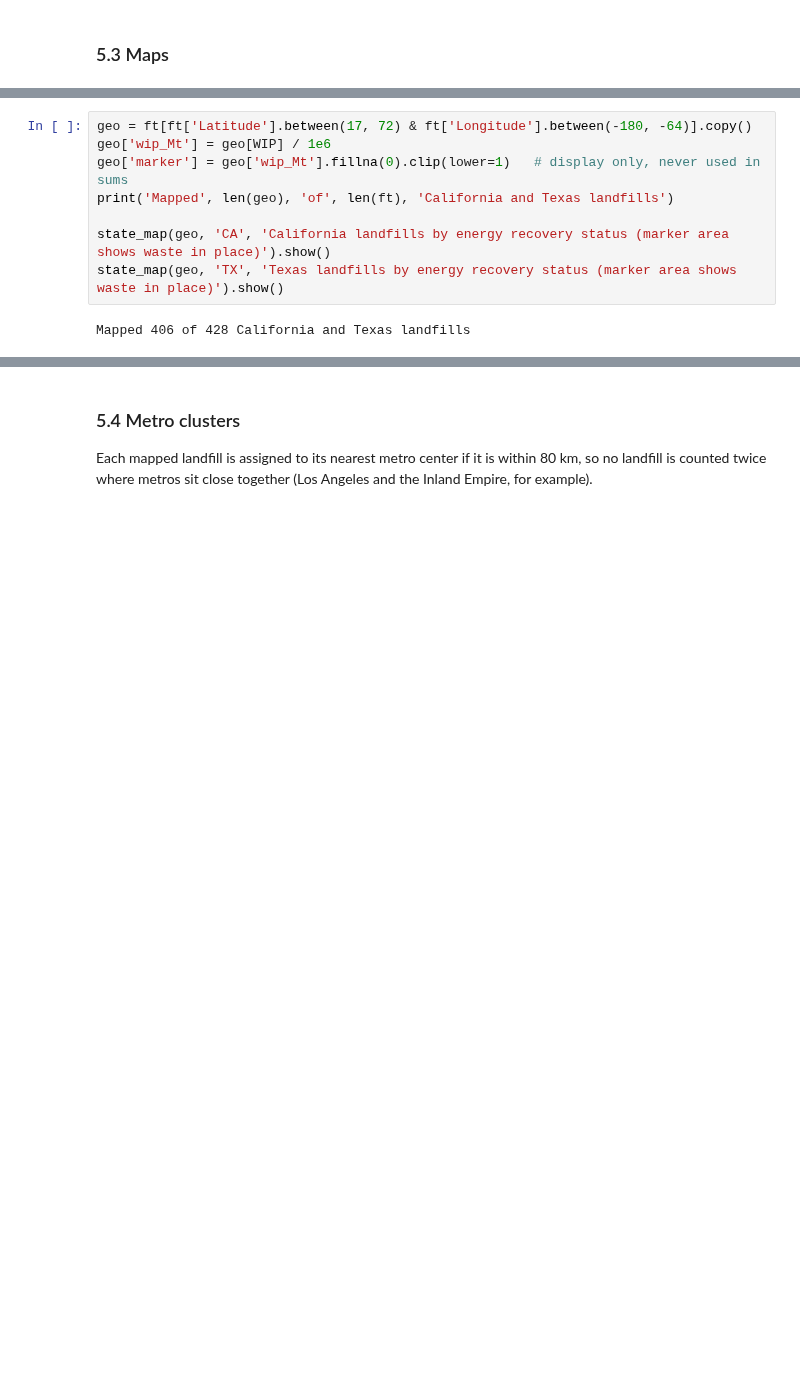
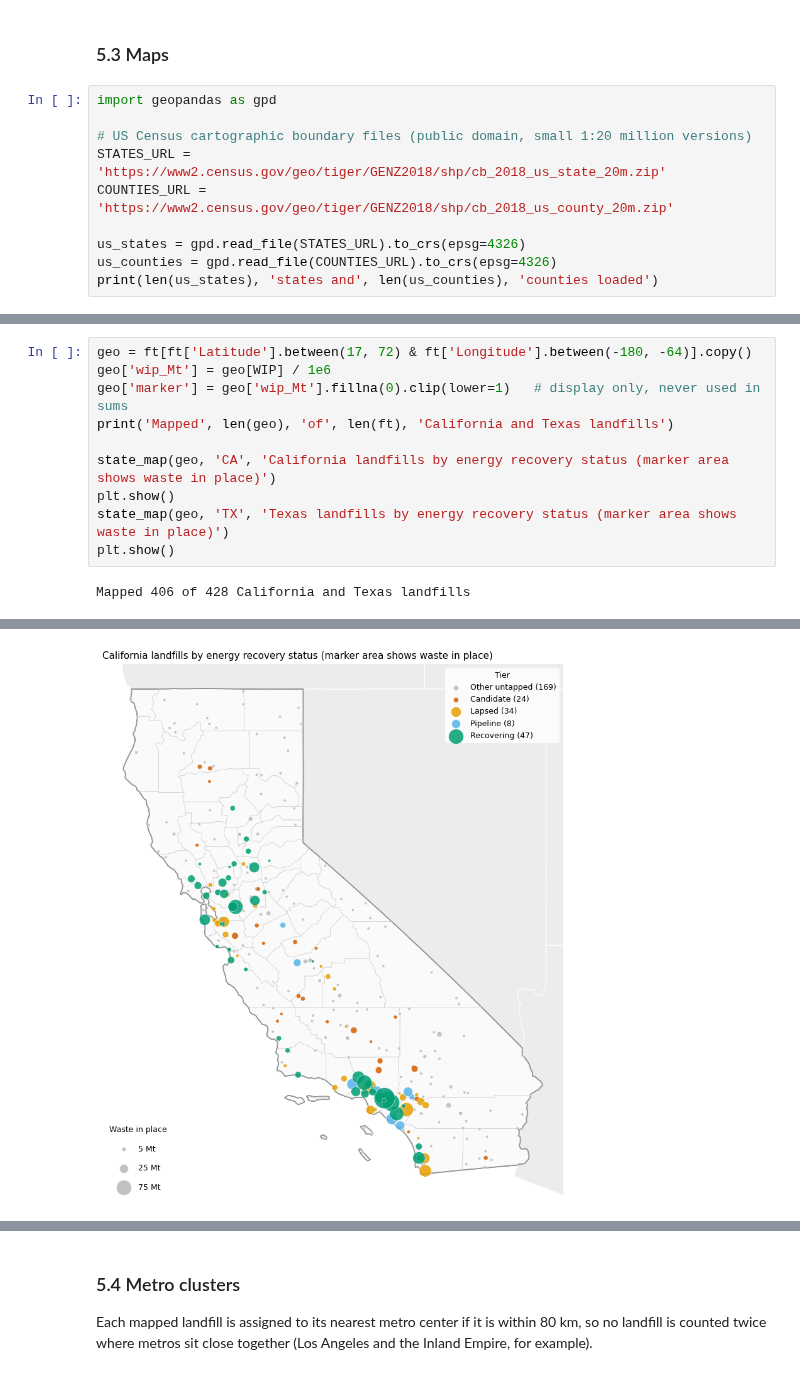
Before and after one commit to ZuhairKhan123/untapped-methane-usa, a Jupyter notebook: untapped-methane-usa.ipynb, the cells around one changed output, grey strips where cells are left out. Cells and saved outputs as stored; diff of their text form; blank space fills up the shorter version.

Commit message:
Kaggle Notebook | USA Untapped Methane Energy Potential 2050 | Version 3

```diff
--- a/untapped-methane-usa.ipynb
+++ b/untapped-methane-usa.ipynb
@@ -733,3 +759,13 @@ TX: top counties by untapped flared gas
 | Denton | 4 | 2 | 0 | 1 | 5.9 | 1.4 | 2.5 | ... |
 # %% [markdown]
 ### 5.3 Maps
+# %%
+import geopandas as gpd
+
+# US Census cartographic boundary files (public domain, small 1:20 million versions)
+STATES_URL = 'https://www2.census.gov/geo/tiger/GENZ2018/shp/cb_2018_us_state_20m.zip'
+COUNTIES_URL = 'https://www2.census.gov/geo/tiger/GENZ2018/shp/cb_2018_us_county_20m.zip'
+
+us_states = gpd.read_file(STATES_URL).to_crs(epsg=4326)
+us_counties = gpd.read_file(COUNTIES_URL).to_crs(epsg=4326)
+print(len(us_states), 'states and', len(us_counties), 'counties loaded')
@@ -739,7 +819,9 @@ geo['wip_Mt'] = geo[WIP] / 1e6
 geo['marker'] = geo['wip_Mt'].fillna(0).clip(lower=1)   # display only, never used in sums
 print('Mapped', len(geo), 'of', len(ft), 'California and Texas landfills')
 
-state_map(geo, 'CA', 'California landfills by energy recovery status (marker area shows waste in place)').show()
-state_map(geo, 'TX', 'Texas landfills by energy recovery status (marker area shows waste in place)').show()
+state_map(geo, 'CA', 'California landfills by energy recovery status (marker area shows waste in place)')
+plt.show()
+state_map(geo, 'TX', 'Texas landfills by energy recovery status (marker area shows waste in place)')
+plt.show()
 # %% [output]
 Mapped 406 of 428 California and Texas landfills
@@ -747,0 +828 @@ Mapped 406 of 428 California and Texas landfills
+[figure, added]
```
Also changed, not shown: parts of 11 cells of this notebook.
